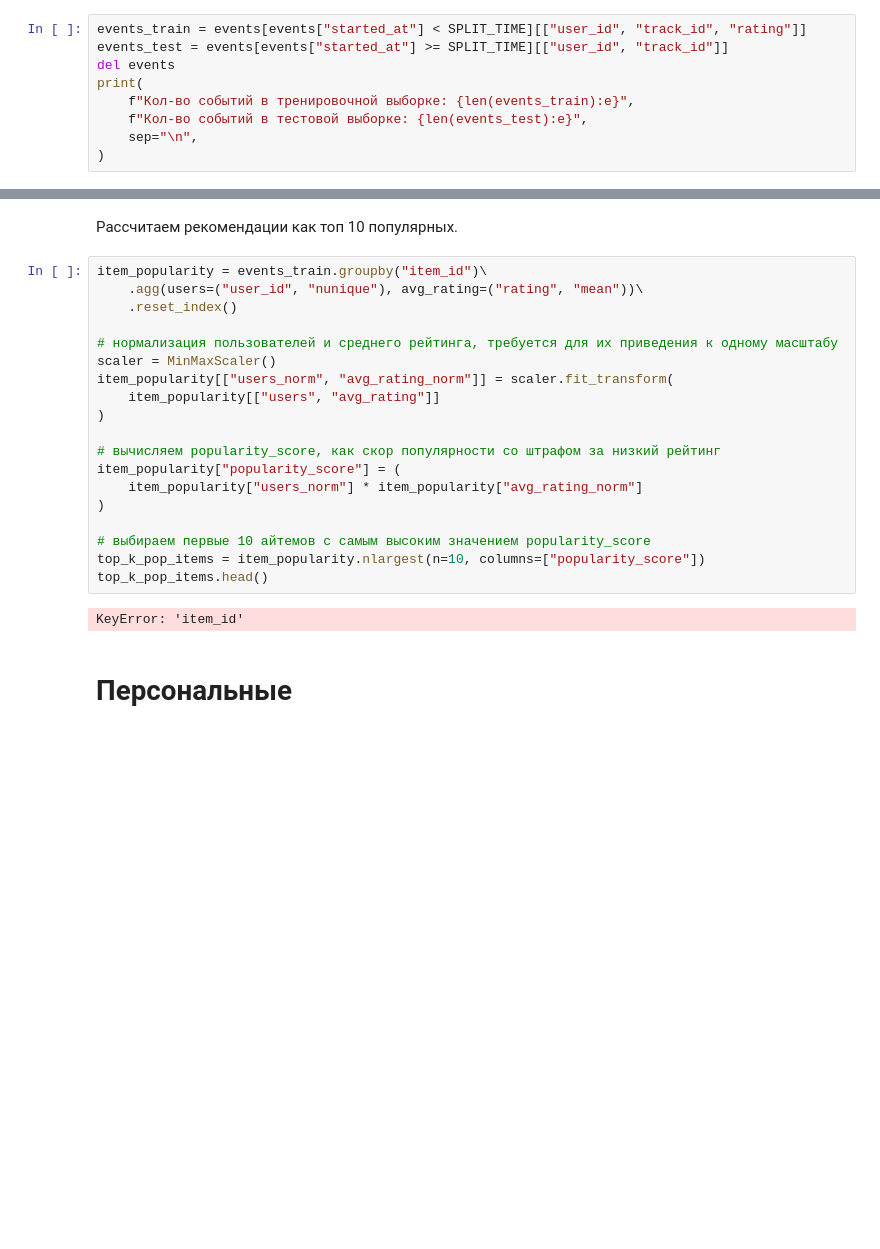
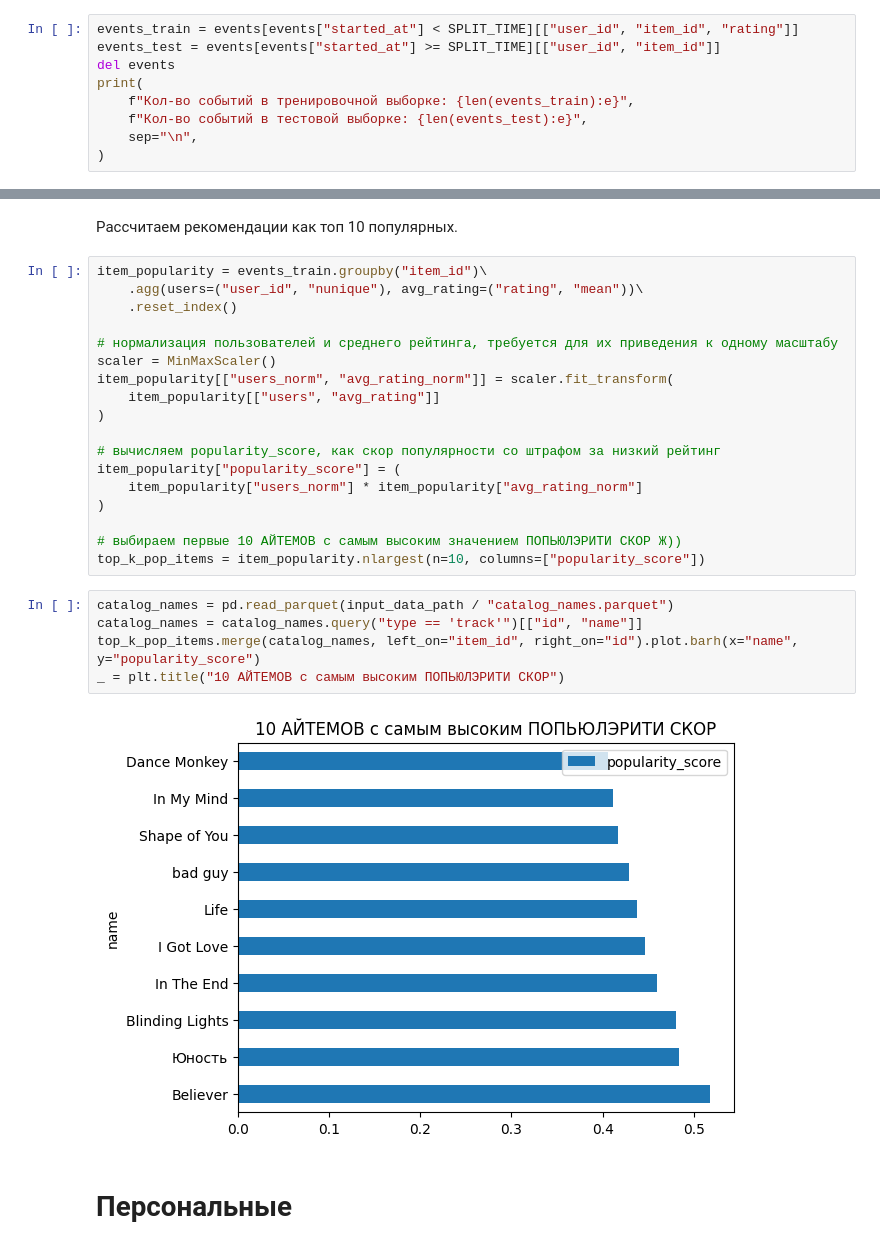
Before and after one commit to AlexChudinov/mle-project-sprint-4-v001, a Jupyter notebook: recommendations.ipynb, the cells around one changed output, grey strips where cells are left out. Drawn from its saved outputs; the diff is of its cells as text; blank space fills up the shorter version.

Commit message:
popularity score

```diff
--- a/recommendations.ipynb
+++ b/recommendations.ipynb
@@ -459,8 +460,8 @@ events = pd.read_parquet(output_data_path / "events.parquet")
 # %% [markdown]
 Разбиваем данные на тренировочную, тестовую выборки.
 # %%
-events_train = events[events["started_at"] < SPLIT_TIME][["user_id", "track_id", "rating"]]
-events_test = events[events["started_at"] >= SPLIT_TIME][["user_id", "track_id"]]
+events_train = events[events["started_at"] < SPLIT_TIME][["user_id", "item_id", "rating"]]
+events_test = events[events["started_at"] >= SPLIT_TIME][["user_id", "item_id"]]
 del events
 print(
     f"Кол-во событий в тренировочной выборке: {len(events_train):e}",
@@ -509,11 +510,15 @@ item_popularity["popularity_score"] = (
     item_popularity["users_norm"] * item_popularity["avg_rating_norm"]
 )
 
-# выбираем первые 10 айтемов с самым высоким значением popularity_score
+# выбираем первые 10 АЙТЕМОВ с самым высоким значением ПОПЬЮЛЭРИТИ СКОР Ж))
 top_k_pop_items = item_popularity.nlargest(n=10, columns=["popularity_score"])
-top_k_pop_items.head()
-# %% [output]
-KeyError: 'item_id'
+# %%
+catalog_names = pd.read_parquet(input_data_path / "catalog_names.parquet")
+catalog_names = catalog_names.query("type == 'track'")[["id", "name"]]
+top_k_pop_items.merge(catalog_names, left_on="item_id", right_on="id").plot.barh(x="name", y="popularity_score")
+_ = plt.title("10 АЙТЕМОВ с самым высоким ПОПЬЮЛЭРИТИ СКОР")
+# %% [output]
+[figure, added]
 # %% [markdown]
 # Персональные
 # %% [markdown]
```
Also changed, not shown: parts of 4 cells of this notebook, 1 other file.
